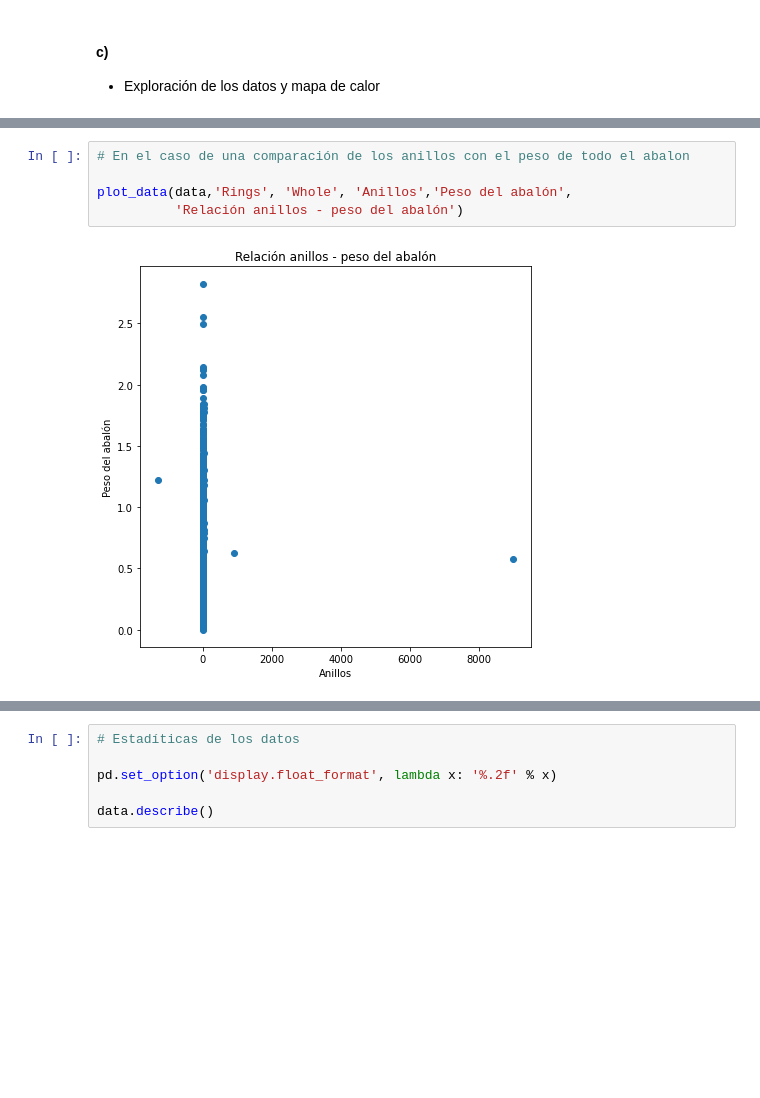
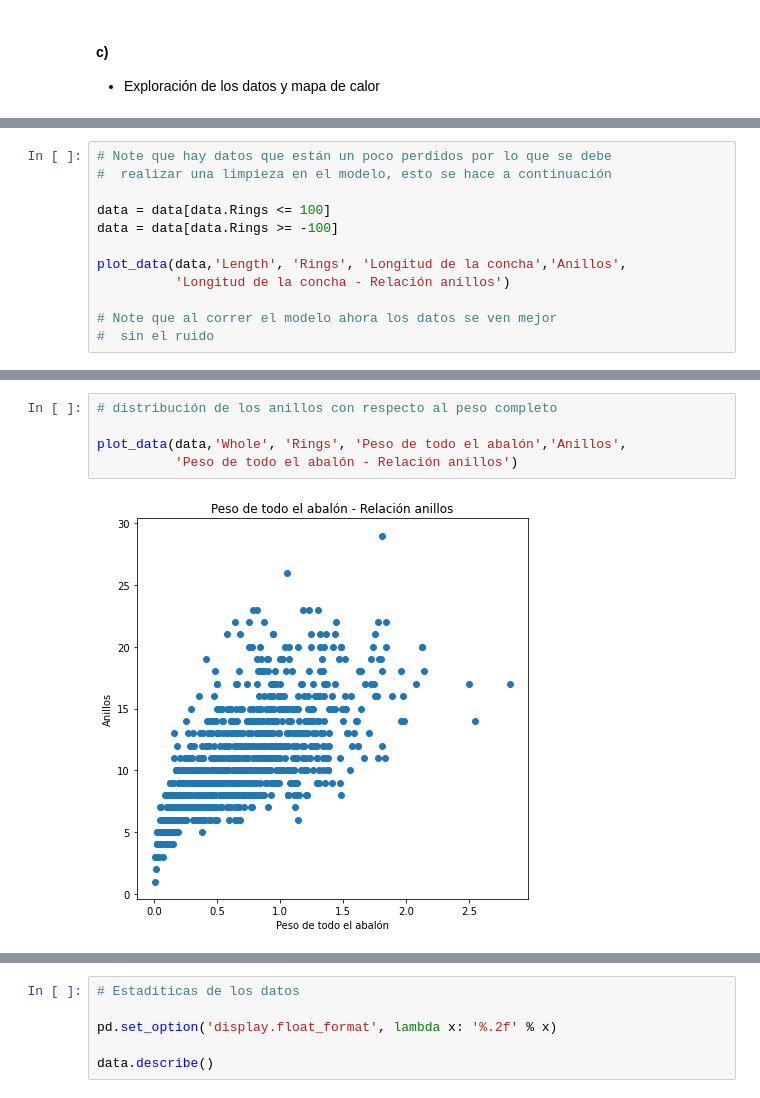
Before and after one commit to juanignava/AI.Project2, a Jupyter notebook: Tarea2.ipynb, the cells around one changed output, grey strips where cells are left out. Drawn from its saved outputs; the diff is of its cells as text; blank space fills up the shorter version.

```diff
--- a/Tarea2.ipynb
+++ b/Tarea2.ipynb
@@ -279,0 +279,12 @@ plot_data(data,'Rings', 'Length', 'Anillos','Longitud de la concha',
+# %%
+# Note que hay datos que están un poco perdidos por lo que se debe
+#  realizar una limpieza en el modelo, esto se hace a continuación
+
+data = data[data.Rings <= 100]
+data = data[data.Rings >= -100]
+
+plot_data(data,'Length', 'Rings', 'Longitud de la concha','Anillos',
+          'Longitud de la concha - Relación anillos')
+
+# Note que al correr el modelo ahora los datos se ven mejor
+#  sin el ruido
@@ -280,7 +313,7 @@ plot_data(data,'Rings', 'Length', 'Anillos','Longitud de la concha',
 # %%
-# En el caso de una comparación de los anillos con el peso de todo el abalon
+# distribución de los anillos con respecto al peso completo
 
-plot_data(data,'Rings', 'Whole', 'Anillos','Peso del abalón',
-          'Relación anillos - peso del abalón')
+plot_data(data,'Whole', 'Rings', 'Peso de todo el abalón','Anillos',
+          'Peso de todo el abalón - Relación anillos')
 # %% [output]
-[figure, old version]
+[figure, new version]
```
Also changed, not shown: parts of 25 cells of this notebook.
